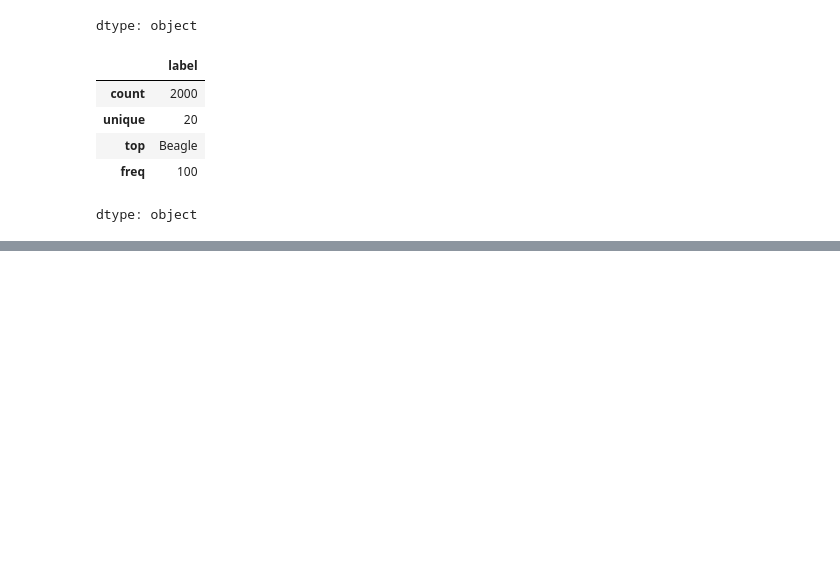
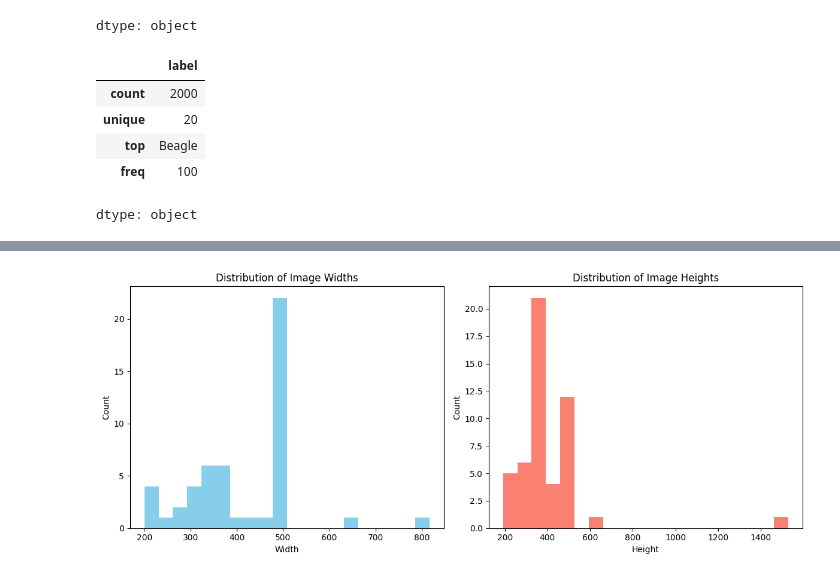
Before and after one commit to Sabrina-Hendricks/DS4002-Group13-Project3, a Jupyter notebook: Scripts/DataAppendix.ipynb, the cells around one changed output, grey strips where cells are left out. Saved outputs shown, nothing was run; the diff lists cells and outputs as text; code cells hidden in the pictures; blank space fills up the shorter version.

```diff
--- a/Scripts/DataAppendix.ipynb
+++ b/Scripts/DataAppendix.ipynb
@@ -59,0 +82,28 @@ dtype: object
+# %%
+image_sizes = []
+
+for url in df['file_url'].sample(50):  # Sample 50 images for analysis
+    img = fetch_image(url)
+    image_sizes.append(img.size)  # (width, height)
+
+# Convert to a DataFrame for easier plotting
+size_df = pd.DataFrame(image_sizes, columns=['Width', 'Height'])
+
+# Plot the distribution of image widths and heights
+plt.figure(figsize=(12, 5))
+plt.subplot(1, 2, 1)
+plt.hist(size_df['Width'], bins=20, color='skyblue')
+plt.title("Distribution of Image Widths")
+plt.xlabel("Width")
+plt.ylabel("Count")
+
+plt.subplot(1, 2, 2)
+plt.hist(size_df['Height'], bins=20, color='salmon')
+plt.title("Distribution of Image Heights")
+plt.xlabel("Height")
+plt.ylabel("Count")
+
+plt.tight_layout()
+plt.show()
+# %% [output]
+[figure, added]
```
Also changed, not shown: parts of 3 cells of this notebook.
